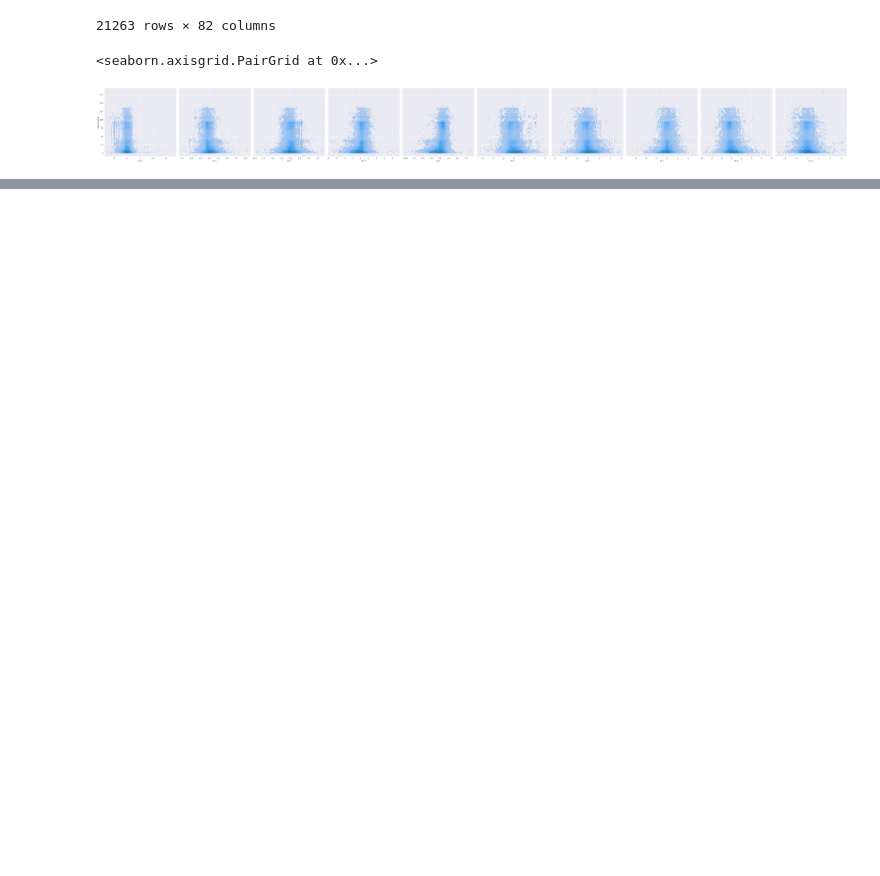
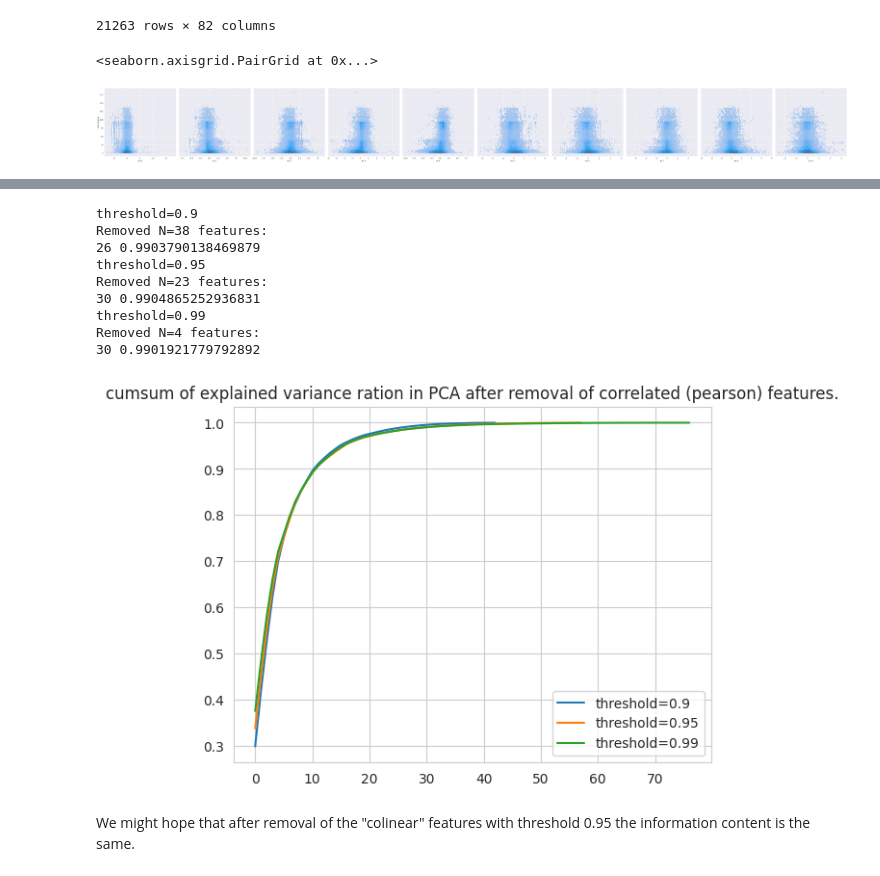
Before and after one commit to RikiTikkiTavi/superconduct-tc-reg, a Jupyter notebook: notebooks/1-EDA.ipynb, the cells around one changed output, grey strips where cells are left out. Saved outputs shown, nothing was run; the diff lists cells and outputs as text; code cells hidden in the pictures; blank space fills up the shorter version.

```diff
--- a/notebooks/1-EDA.ipynb
+++ b/notebooks/1-EDA.ipynb
@@ -5,7 +5,7 @@ import matplotlib.pyplot as plt
 from pathlib import Path
 import numpy as np
 
-sns.set_style("darkgrid")
+sns.set_style("whitegrid")
 # %%
 PATH_ROOT=Path("../").resolve()
 PATH_ROOT
@@ -232,6 +236,6 @@ from sklearn.decomposition import PCA
 from sklearn.preprocessing import StandardScaler
 # %%
 features = df.drop("critical_temp", axis=1)
-features_scaled = StandardScaler().fit_transform(features)
+features_scaled = pd.DataFrame(StandardScaler().fit_transform(features), columns=features.columns)
 features_scaled
 # %% [output]
@@ -292,0 +299,18 @@ sns.pairplot(df_pca, x_vars=[f"pc_{i}" for i in range(10)], y_vars=["critical_te
+# %%
+def remove_highly_correlated_features(df, threshold=0.9, method: str="pearson"):
+    """
+    Removes highly correlated features from a dataset.
+    """
+    # Calculate the correlation matrix
+    corr_matrix = df.corr().abs()
+
+    # Select the upper triangle of the correlation matrix
+    upper_triangle = corr_matrix.where(np.triu(np.ones(corr_matrix.shape), k=1).astype(bool))
+
+    # Find features with correlation greater than the threshold
+    to_drop = [column for column in upper_triangle.columns if any(upper_triangle[column] > threshold)]
+
+    # Drop the highly correlated features
+    df_dropped = df.drop(columns=to_drop)
+
+    return df_dropped
@@ -292,0 +331,28 @@ sns.pairplot(df_pca, x_vars=[f"pc_{i}" for i in range(10)], y_vars=["critical_te
+# %%
+for threshold in [0.9, 0.95, 0.99]:
+    print(f"threshold={threshold}")
+    features_scaled_uncor = remove_highly_correlated_features(features_scaled, threshold=threshold, method="pearson")
+    print(f"Removed N={len(features.columns)-len(features_scaled_uncor.columns)} features: ")
+    pca = PCA()
+    pca.fit(features_scaled_uncor)
+    explained_ration_cumsum = pca.explained_variance_ratio_.cumsum()
+    plt.plot(explained_ration_cumsum, label=f"threshold={threshold}")
+    plt.legend()
+    plt.title("cumsum of explained variance ration in PCA after removal of correlated (pearson) features.")
+    for i, x in enumerate(explained_ration_cumsum):
+        if x >= 0.99:
+            print(i, x)
+            break
+# %% [output]
+threshold=0.9
+Removed N=38 features:
+26 0.9903790138469879
+threshold=0.95
+Removed N=23 features:
+30 0.9904865252936831
+threshold=0.99
+Removed N=4 features:
+30 0.9901921779792892
+[figure, added]
+# %% [markdown]
+We might hope that after removal of the "colinear" features with threshold 0.95 the information content is the same.
```
Also changed, not shown: parts of 6 cells of this notebook, 8 other files.
